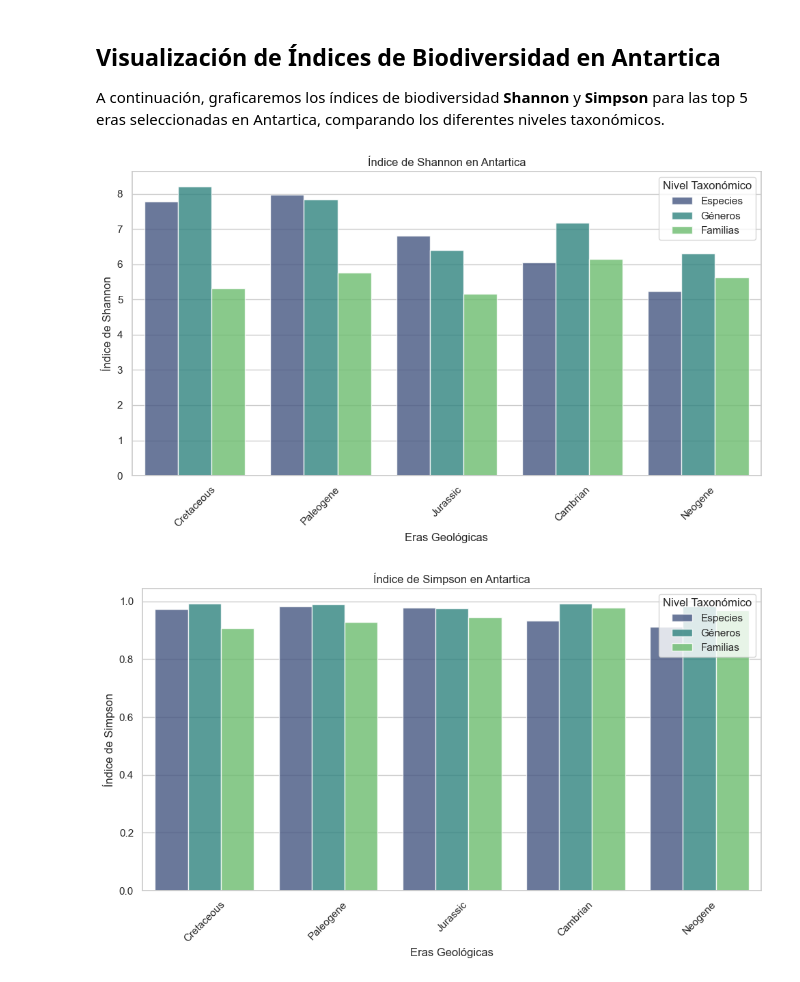
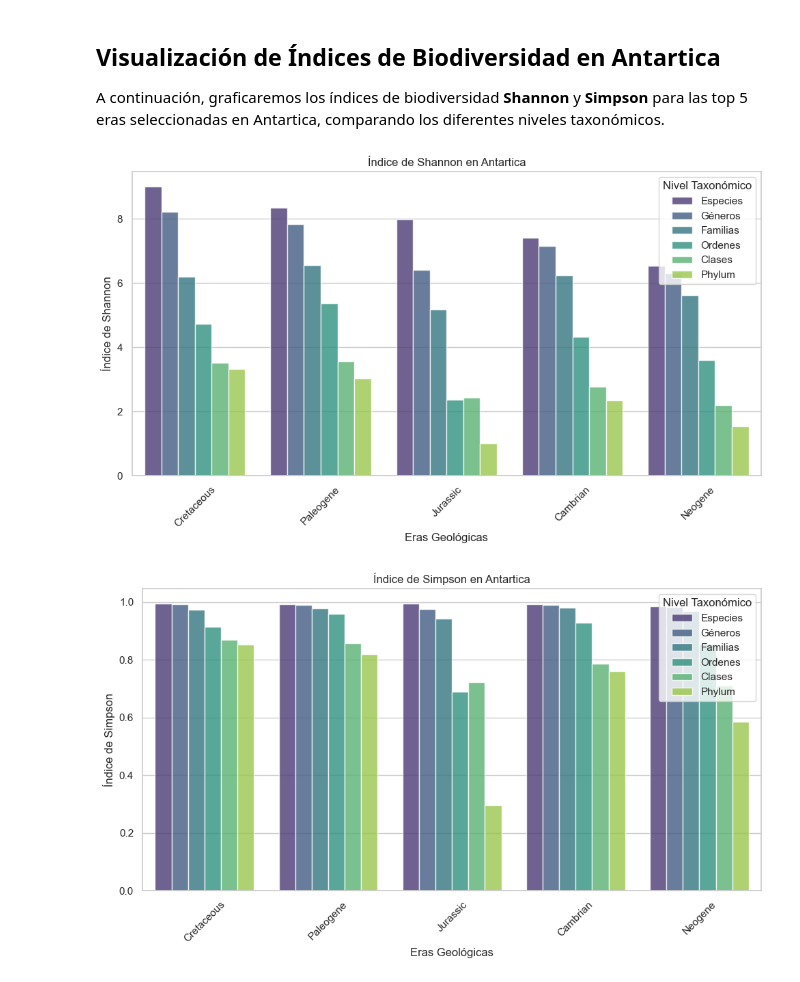
Before and after one commit to ignaciopinilla/Proye-Imt2200, a Jupyter notebook: P2.ipynb, the cells around one changed output. Saved outputs shown, nothing was run; the diff lists cells and outputs as text; code cells hidden in the pictures.

```diff
--- a/P2.ipynb
+++ b/P2.ipynb
@@ -354,12 +415,12 @@ plt.show()
 # %% [markdown]
 ## Antartica
 # %%
-antartica_df.dropna(subset=['species_name', 'genus', 'family'], inplace=True)
+antartica_df.dropna(subset=['accepted_name', 'genus', 'family', "order", "class", "phylum"], inplace=True)
 # %%
 # Seleccionar las top 5 eras con más especies únicas
-top5_antartica_especies = antartica_df.groupby('era_early')['species_name'].nunique().nlargest(5)
+top5_antartica_especies = antartica_df.groupby('era_early')['accepted_name'].nunique().nlargest(5)
 
 # Mostrar las top 5 eras
-print("Top 5 eras por especies únicas en antartica:")
+print("Top 5 eras por especies únicas en Antartica:")
 print(top5_antartica_especies)
 # %% [output]
@@ -375,11 +436,20 @@ Name: species_name, dtype: int64
 ## Cálculo de Índices de Biodiversidad
 
 A continuación, calcularemos los índices de biodiversidad **Shannon** y **Simpson** para las top 5 eras seleccionadas en Antartica a cada nivel taxonómico (especies, géneros y familias).
+# %%
+antartica_df_p2_genus = antartica_df[antartica_df.family != 'NO_GENUS_SPECIFIED']
+antartica_df_p2_familias= antartica_df[antartica_df.family != 'NO_FAMILY_SPECIFIED']
+antartica_df_p2_ordenes = antartica_df[antartica_df.order != 'NO_ORDER_SPECIFIED']
+antartica_df_p2_clases = antartica_df[antartica_df['class'] != 'NO_CLASS_SPECIFIED']
+antartica_df_p2_phylum = antartica_df[antartica_df['phylum'] != 'NO_PHYLUM_SPECIFIED']
 # %%
 # Calcular índices para los niveles taxonómicos (especies, géneros, familias)
-indices_antartica_especies = calcular_indices(antartica_df, top5_antartica_especies, 'species_name')
-indices_antartica_generos = calcular_indices(antartica_df, top5_antartica_especies, 'genus')  # Misma top 5
-indices_antartica_familias = calcular_indices(antartica_df, top5_antartica_especies, 'family')  # Misma top 5
+indices_antartica_especies = calcular_indices(antartica_df, top5_antartica_especies, 'accepted_name')
+indices_antartica_generos = calcular_indices(antartica_df_p2_genus, top5_antartica_especies, 'genus')  # Misma top 5
+indices_antartica_familias = calcular_indices(antartica_df_p2_familias, top5_antartica_especies, 'family')  # Misma top 5
+indices_antartica_ordenes = calcular_indices(antartica_df_p2_ordenes, top5_antartica_especies, 'order')
+indices_antartica_clases = calcular_indices(antartica_df_p2_clases, top5_antartica_especies, 'class')
+indices_antartica_phylum = calcular_indices(antartica_df_p2_phylum, top5_antartica_especies, 'phylum')
 
 # Mostrar resultados
 print("\nÍndices por especies en antartica:")
@@ -390,6 +460,15 @@ print(pd.DataFrame(indices_antartica_generos).T)
 
 print("\nÍndices por familias en antartica:")
 print(pd.DataFrame(indices_antartica_familias).T)
+
+print("\nÍndices por ordenes en antartica:")
+print(pd.DataFrame(indices_antartica_ordenes).T)
+
+print("\nÍndices por clases en antartica:")
+print(pd.DataFrame(indices_antartica_clases).T)
+
+print("\nÍndices por phylum en antartica:")
+print(pd.DataFrame(indices_antartica_phylum).T)
 # %% [output]
 Índices por especies en antartica:
              Shannon   Simpson
@@ -417,42 +496,48 @@ A continuación, graficaremos los índices de biodiversidad **Shannon** y **Simp
 df_especies = pd.DataFrame(indices_antartica_especies).T
 df_generos = pd.DataFrame(indices_antartica_generos).T
 df_familias = pd.DataFrame(indices_antartica_familias).T
+df_ordenes = pd.DataFrame(indices_antartica_ordenes).T
+df_clases = pd.DataFrame(indices_antartica_clases).T
+df_phylum = pd.DataFrame(indices_antartica_phylum).T
 
 # Añadir nivel taxonómico
 df_especies['Nivel'] = 'Especies'
 df_generos['Nivel'] = 'Géneros'
 df_familias['Nivel'] = 'Familias'
+df_ordenes['Nivel'] = 'Ordenes'
+df_clases['Nivel'] = 'Clases'
+df_phylum['Nivel'] = 'Phylum'
 
 # Combinar todos los niveles taxonómicos
-df_total_antartica = pd.concat([df_especies, df_generos, df_familias])
+df_total_antartica = pd.concat([df_especies, df_generos, df_familias, df_ordenes, df_clases, df_phylum])
 df_total_antartica.reset_index(inplace=True)
 df_total_antartica.rename(columns={'index': 'Era'}, inplace=True)
 
 # Configurar gráficos separados
 sns.set_theme(style="whitegrid")
 
 # Histograma Shannon
 plt.figure(figsize=(10, 6))
 sns.barplot(data=df_total_antartica,x='Era', y='Shannon', hue='Nivel',palette='viridis', alpha=0.8)
 plt.title('Índice de Shannon en Antartica')
 plt.xlabel('Eras Geológicas')
 plt.ylabel('Índice de Shannon')
 plt.legend(title='Nivel Taxonómico')
 plt.xticks(rotation=45)
 plt.tight_layout()
 plt.show()
 
 # Histograma Simpson
 plt.figure(figsize=(10, 6))
 sns.barplot(data=df_total_antartica,x='Era', y='Simpson', hue='Nivel',palette='viridis', alpha=0.8)
 plt.title('Índice de Simpson en Antartica')
 plt.xlabel('Eras Geológicas')
 plt.ylabel('Índice de Simpson')
 plt.legend(title='Nivel Taxonómico')
 plt.xticks(rotation=45)
 plt.tight_layout()
 plt.show()
 # %% [output]
-[figure, old version]
+[figure, new version]
-[figure, old version]
+[figure, new version]
 # %% [markdown]
```
Also changed, not shown: parts of 21 cells of this notebook, 4 other files.
